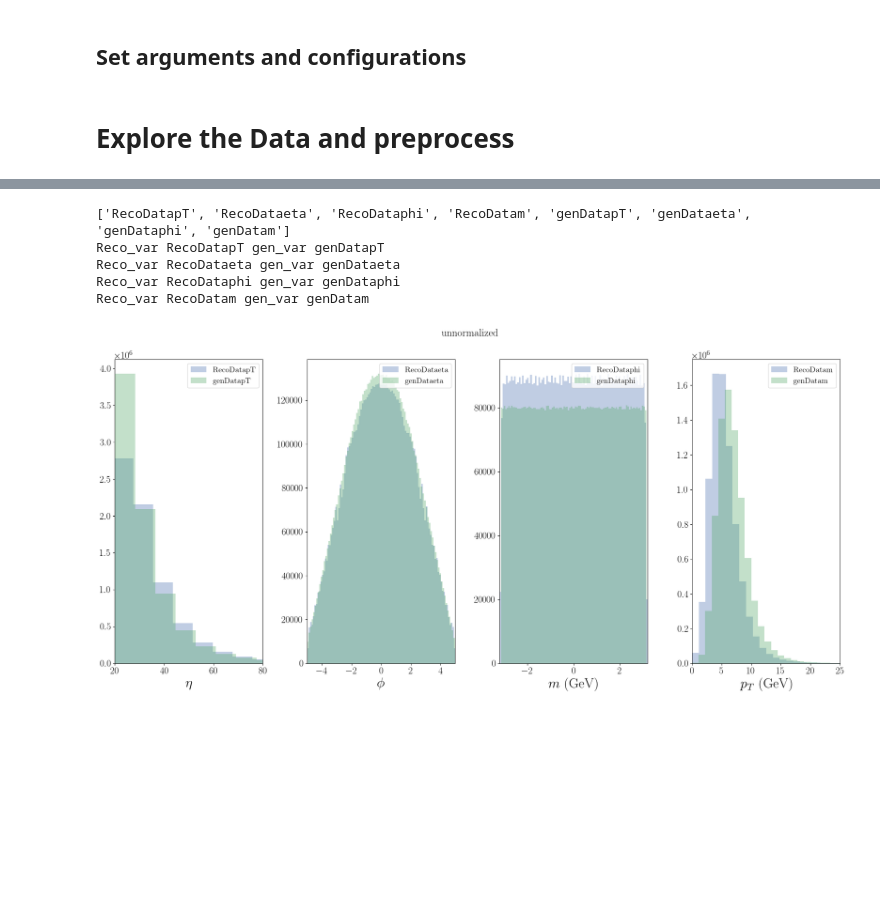
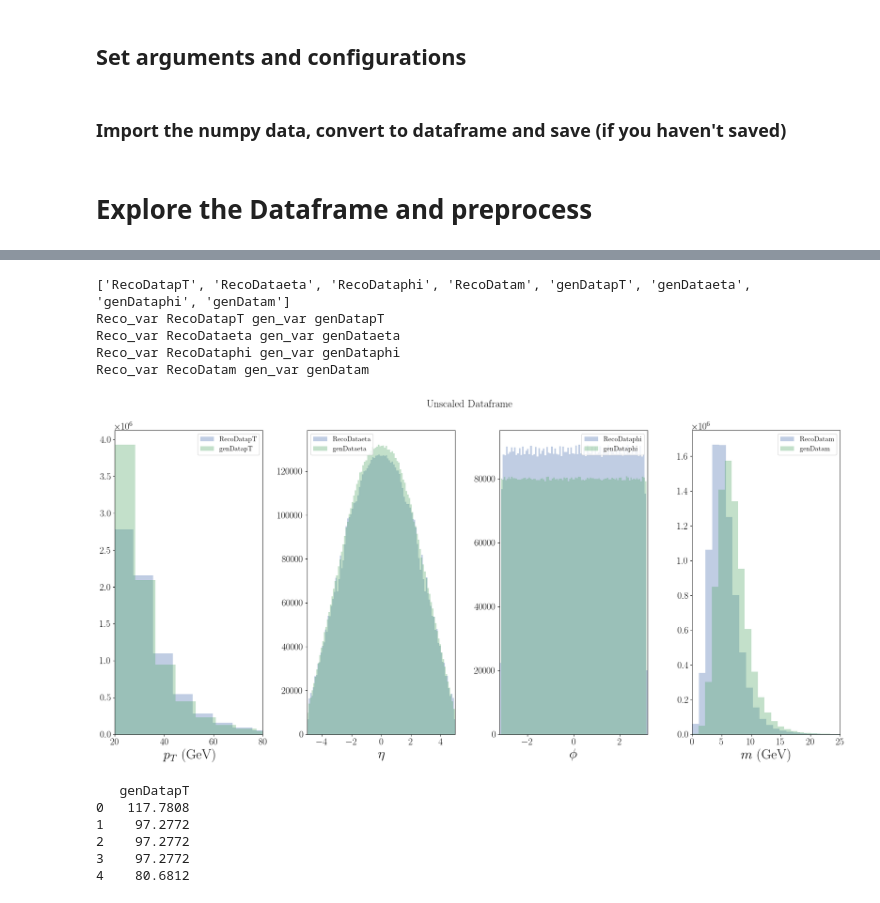
Before and after one commit to AliAlkadhim/torchQN, a Jupyter notebook: Braden_Scaling_TrainEval_Mass.ipynb, the cells around one changed output, grey strips where cells are left out. Cells and saved outputs as stored; diff of their text form; code cells hidden in the pictures; blank space fills up the shorter version.

```diff
--- a/Braden_Scaling_TrainEval_Mass.ipynb
+++ b/Braden_Scaling_TrainEval_Mass.ipynb
@@ -109,6 +109,8 @@ else:
     show_loss_plots=args.show_loss_plots
     save_model=args.save_model
     save_loss_plots=args.save_loss_plots
+# %% [markdown]
+### Import the numpy data, convert to dataframe and save (if you haven't saved)
 # %% [markdown]
-# Explore the Data and preprocess
+# Explore the Dataframe and preprocess
 # %%
@@ -171,15 +174,15 @@ def explore_data(df, title):
         ax[k_i].set_xlim( (xmin, xmax) )
         ax[k_i].set_xlabel(xlabel,fontsize=26)
 
-        ax[k_i].legend(loc='best', fontsize=15)
+        ax[k_i].legend(loc='best', fontsize=13)
     fig.suptitle(title, fontsize=20)
     plt.tight_layout();plt.show()
 # %%
-explore_data(train_data, title='unnormalized')
+explore_data(train_data, title='Unscaled Dataframe')
 # %% [output]
 ['RecoDatapT', 'RecoDataeta', 'RecoDataphi', 'RecoDatam', 'genDatapT', 'genDataeta', 'genDataphi', 'genDatam']
 Reco_var RecoDatapT gen_var genDatapT
 Reco_var RecoDataeta gen_var genDataeta
 Reco_var RecoDataphi gen_var genDataphi
 Reco_var RecoDatam gen_var genDatam
-[figure, old version]
+[figure, new version]
@@ -185,0 +200,9 @@ Reco_var RecoDatam gen_var genDatam
+# %%
+scale_df(train_data, 'l')
+# %% [output]
+   genDatapT
+0   117.7808
+1    97.2772
+2    97.2772
+3    97.2772
+4    80.6812
```
Also changed, not shown: parts of 4 cells of this notebook.
